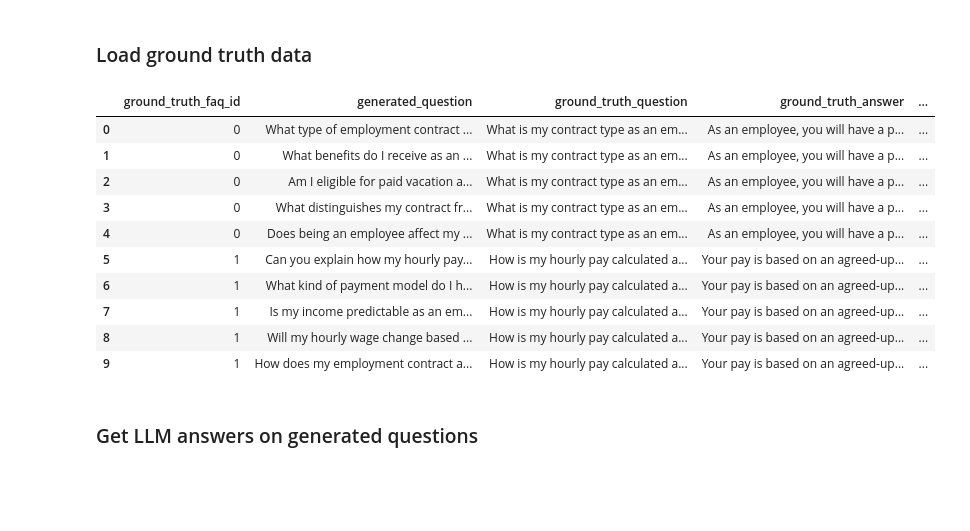
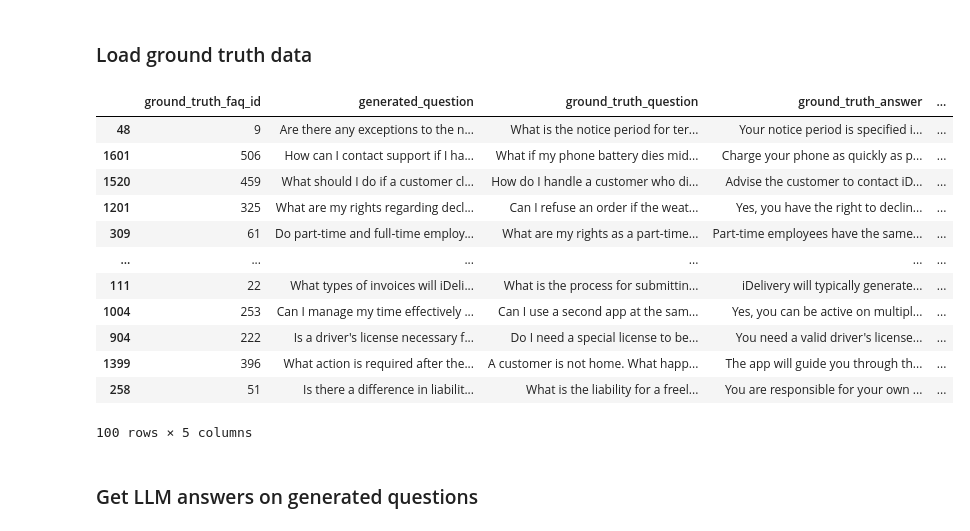
Before and after one commit to razorcd/llm-project, a Jupyter notebook: evaluation-RAG.ipynb.ipynb, the cells around one changed output. Saved outputs shown, nothing was run; the diff lists cells and outputs as text; code cells hidden in the pictures; blank space fills up the shorter version.

Commit message:
RAG evaluation

```diff
--- a/evaluation-RAG.ipynb.ipynb
+++ b/evaluation-RAG.ipynb.ipynb
@@ -3,20 +3,22 @@
 # %%
 import pandas as pd
 
-ground_truth_df = pd.read_json('evaluation_ground_truth.json').head(10)
+ground_truth_df = pd.read_json('evaluation_ground_truth.json').sample(n=100, random_state=1)
 ground_truth_df
 # %% [output]
 |  | ground_truth_faq_id | generated_question | ground_truth_question | ground_truth_answer | ... |
-| 0 | 0 | What type of employment contract ... | What is my contract type as an em... | As an employee, you will have a p... | ... |
-| 1 | 0 | What benefits do I receive as an ... | What is my contract type as an em... | As an employee, you will have a p... | ... |
-| 2 | 0 | Am I eligible for paid vacation a... | What is my contract type as an em... | As an employee, you will have a p... | ... |
-| 3 | 0 | What distinguishes my contract fr... | What is my contract type as an em... | As an employee, you will have a p... | ... |
-| 4 | 0 | Does being an employee affect my ... | What is my contract type as an em... | As an employee, you will have a p... | ... |
-| 5 | 1 | Can you explain how my hourly pay... | How is my hourly pay calculated a... | Your pay is based on an agreed-up... | ... |
-| 6 | 1 | What kind of payment model do I h... | How is my hourly pay calculated a... | Your pay is based on an agreed-up... | ... |
-| 7 | 1 | Is my income predictable as an em... | How is my hourly pay calculated a... | Your pay is based on an agreed-up... | ... |
-| 8 | 1 | Will my hourly wage change based ... | How is my hourly pay calculated a... | Your pay is based on an agreed-up... | ... |
-| 9 | 1 | How does my employment contract a... | How is my hourly pay calculated a... | Your pay is based on an agreed-up... | ... |
+| 48 | 9 | Are there any exceptions to the n... | What is the notice period for ter... | Your notice period is specified i... | ... |
+| 1601 | 506 | How can I contact support if I ha... | What if my phone battery dies mid... | Charge your phone as quickly as p... | ... |
+| 1520 | 459 | What should I do if a customer cl... | How do I handle a customer who di... | Advise the customer to contact iD... | ... |
+| 1201 | 325 | What are my rights regarding decl... | Can I refuse an order if the weat... | Yes, you have the right to declin... | ... |
+| 309 | 61 | Do part-time and full-time employ... | What are my rights as a part-time... | Part-time employees have the same... | ... |
+| ... | ... | ... | ... | ... | ... |
+| 111 | 22 | What types of invoices will iDeli... | What is the process for submittin... | iDelivery will typically generate... | ... |
+| 1004 | 253 | Can I manage my time effectively ... | Can I use a second app at the sam... | Yes, you can be active on multipl... | ... |
+| 904 | 222 | Is a driver's license necessary f... | Do I need a special license to be... | You need a valid driver's license... | ... |
+| 1399 | 396 | What action is required after the... | A customer is not home. What happ... | The app will guide you through th... | ... |
+| 258 | 51 | Is there a difference in liabilit... | What is the liability for a freel... | You are responsible for your own ... | ... |
+100 rows × 5 columns
 # %% [markdown]
 ### Get LLM answers on generated questions
 # %%
```
Also changed, not shown: parts of 5 cells of this notebook, 2 other files.
